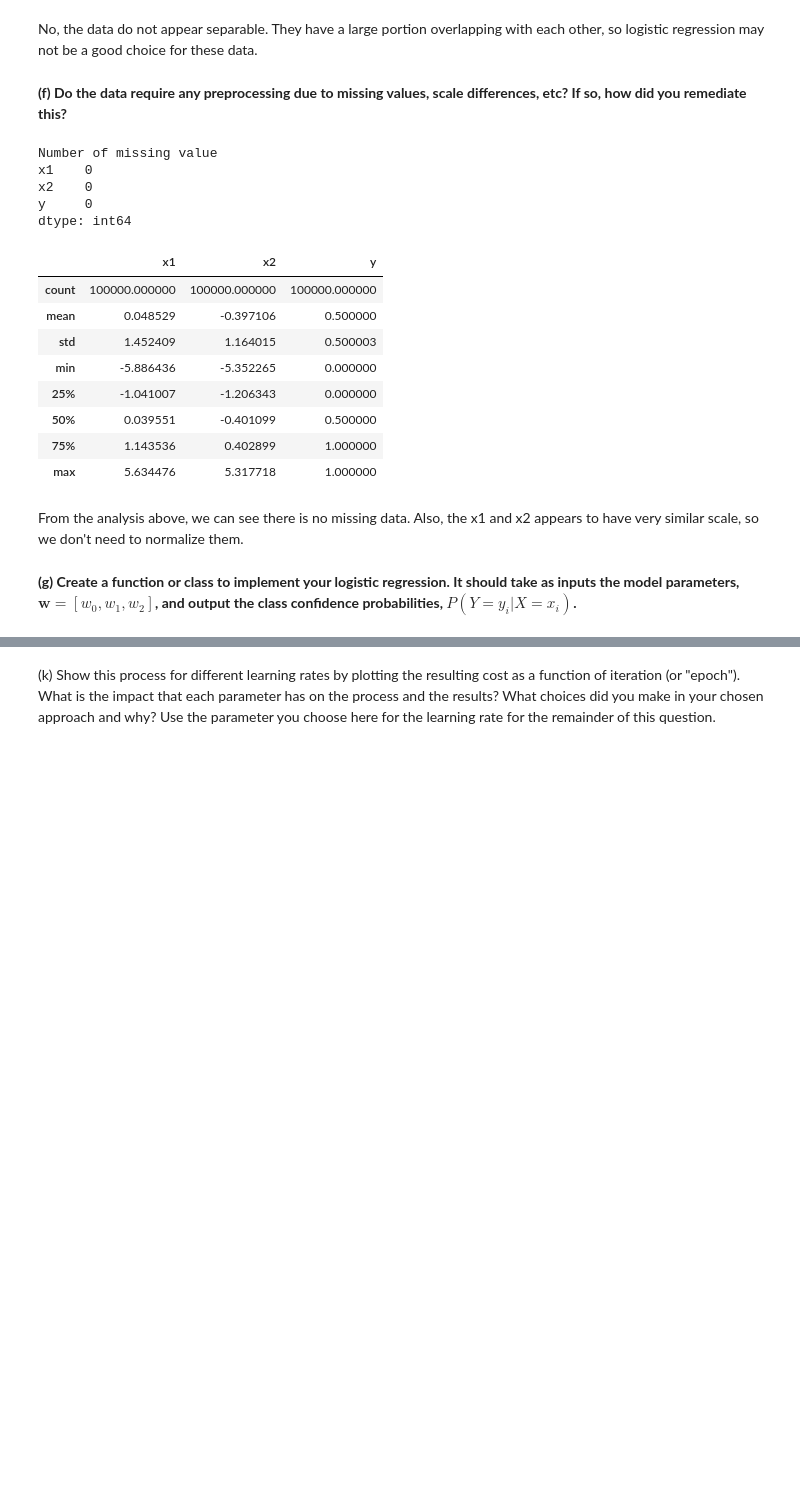
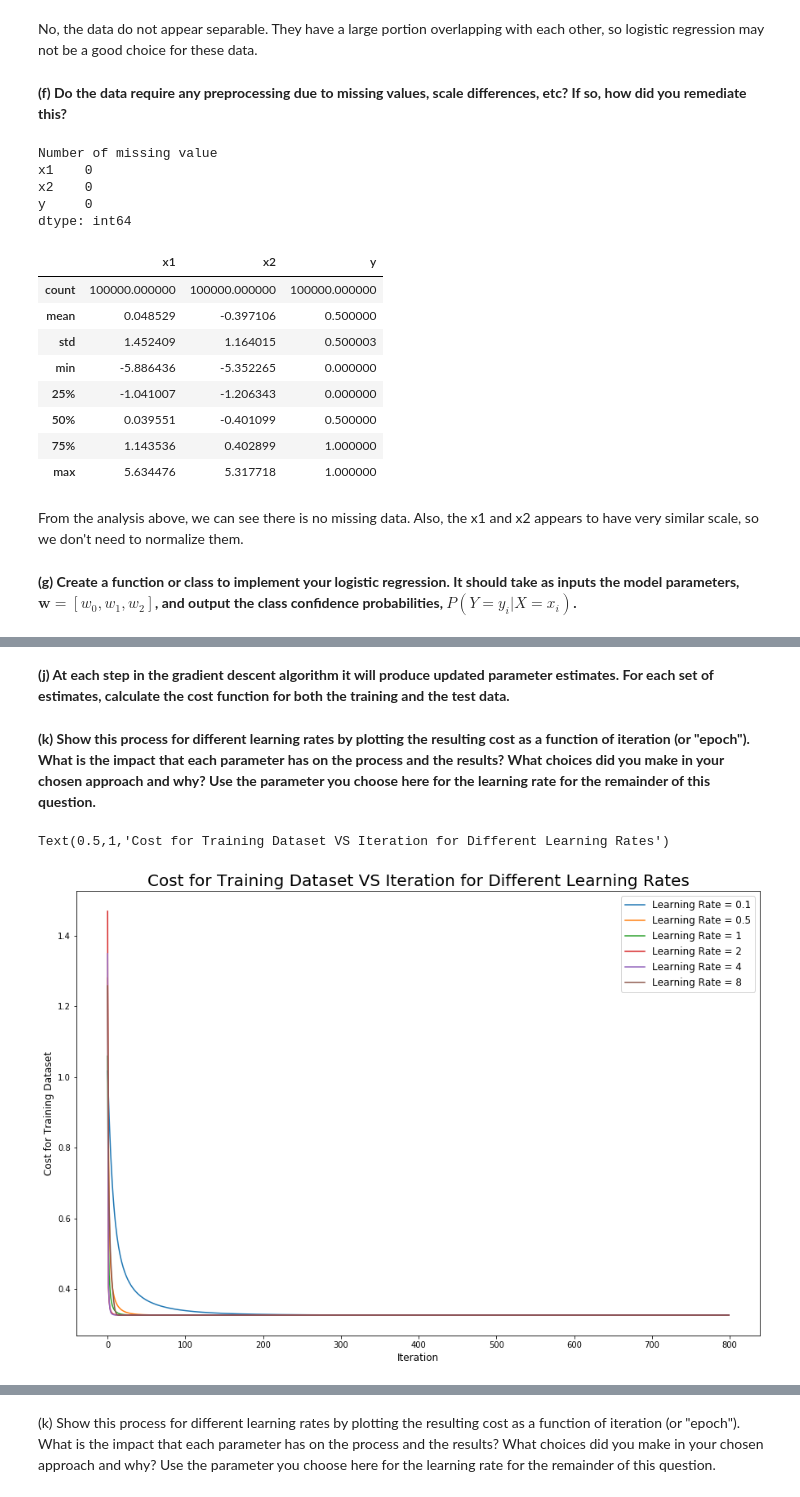
Before and after one commit to you-juli/machine-learning-course, a Jupyter notebook: Assignment 3.ipynb, the cells around one changed output, grey strips where cells are left out. Cells and saved outputs as stored; diff of their text form; code cells hidden in the pictures; blank space fills up the shorter version.

```diff
--- a/Assignment 3.ipynb
+++ b/Assignment 3.ipynb
@@ -208,0 +205,5 @@ def predict(x,w):
+# %%
+def cost(x, y, w):
+    x = np.hstack((np.ones((x.shape[0],1)),x))
+    e = np.exp(np.dot(x, w))
+    return (np.sum(np.log(1 + e) - y * (np.dot(x,w)))) / len(x)
@@ -208,0 +212,47 @@ def predict(x,w):
+# %% [markdown]
+**(j) At each step in the gradient descent algorithm it will produce updated parameter estimates. For each set of estimates, calculate the cost function for both the training and the test data.**
+# %%
+def gradient(x,y,w):
+    x = np.hstack((np.ones((x.shape[0], 1)), x))
+    e = np.exp(-np.dot(x, w))
+    gradient1 = (np.sum(1 / (1 + e)) - np.sum(y)) / len(x)
+    gradient2 = (np.sum((1 / (1+e)) * x[:,1]) - np.sum(x[:,1] * y)) / len(x)
+    gradient3 = (np.sum((1 / (1+e)) * x[:,2]) - np.sum(x[:,2] * y)) / len(x)
+    return np.array([gradient1, gradient2, gradient3])
+# %%
+def descent(x_train, y_train, x_test, y_test, lr, iteration):
+    w = np.random.random(3)
+    distance = 1
+    cost_train = []
+    cost_test = []
+    count = 0
+
+    while distance > 1e-6 and count < iteration:
+        cost_train.append(cost(x_train, y_train, w))
+        cost_test.append(cost(x_test, y_test, w))
+        a1 = np.linalg.norm(w)
+        w = w - lr * gradient(x_train, y_train, w)
+        a2 = np.linalg.norm(w)
+        dist = np.abs(a2 - a1)
+        count += 1
+    return cost_train, cost_test, w
+# %%
+x_train, x_test, y_train, y_test = train_test_split(data[['x1','x2']], data['y'], test_size = 0.3, random_state = 29)
+# %% [markdown]
+**(k) Show this process for different learning rates by plotting the resulting cost as a function of iteration (or "epoch"). What is the impact that each parameter has on the process and the results? What choices did you make in your chosen approach and why? Use the parameter you choose here for the learning rate for the remainder of this question.**
+# %%
+lr_list = [0.1, 0.5, 1, 2, 4, 8]
+plt.figure(figsize = (15, 10))
+count1 = 0
+for i in lr_list:
+    cost_train, cost_test, w = descent(x_train, y_train, x_test, y_test, i, 800)
+    plt.plot(cost_train, label = 'Learning Rate = {}'.format(lr[count1]))
+    count1 += 1
+plt.xlabel('Iteration', fontsize = 15)
+plt.ylabel('Cost for Training Dataset', fontsize = 15)
+plt.legend(fontsize = 15)
+plt.title('Cost for Training Dataset VS Iteration for Different Learning Rates', fontsize = 20)
+plt.show()
+# %% [output]
+Text(0.5,1,'Cost for Training Dataset VS Iteration for Different Learning Rates')
+[figure, added]
```
Also changed, not shown: parts of 34 cells of this notebook.
